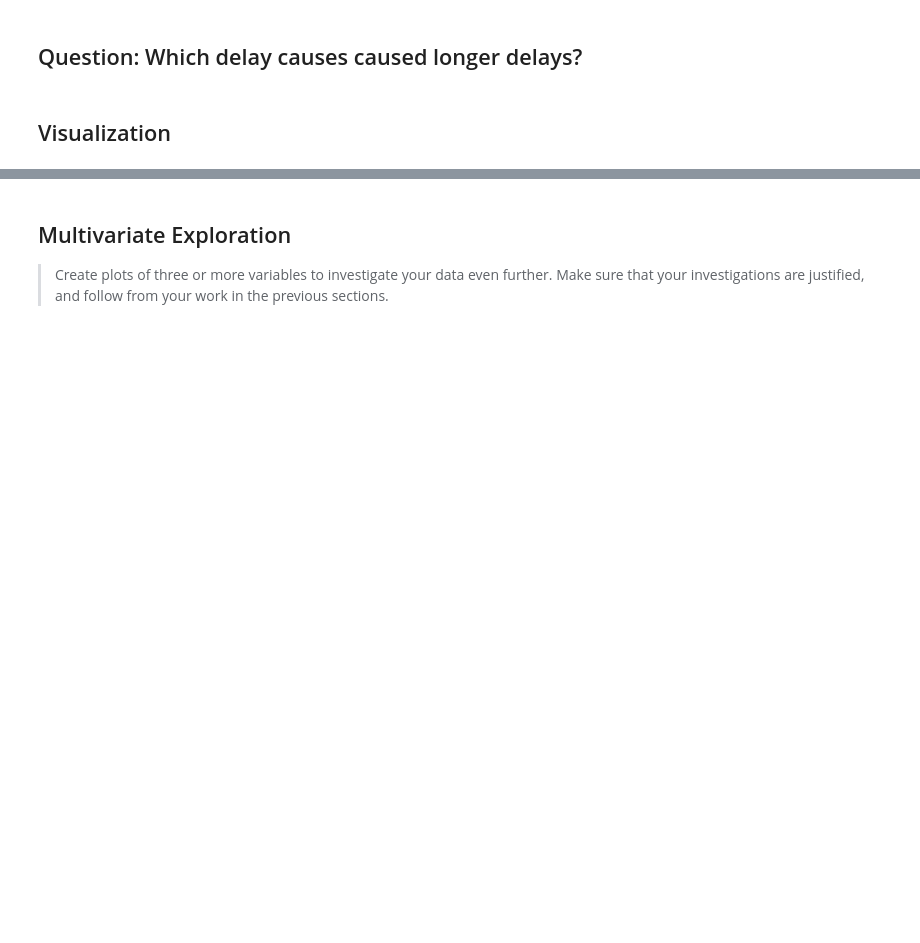
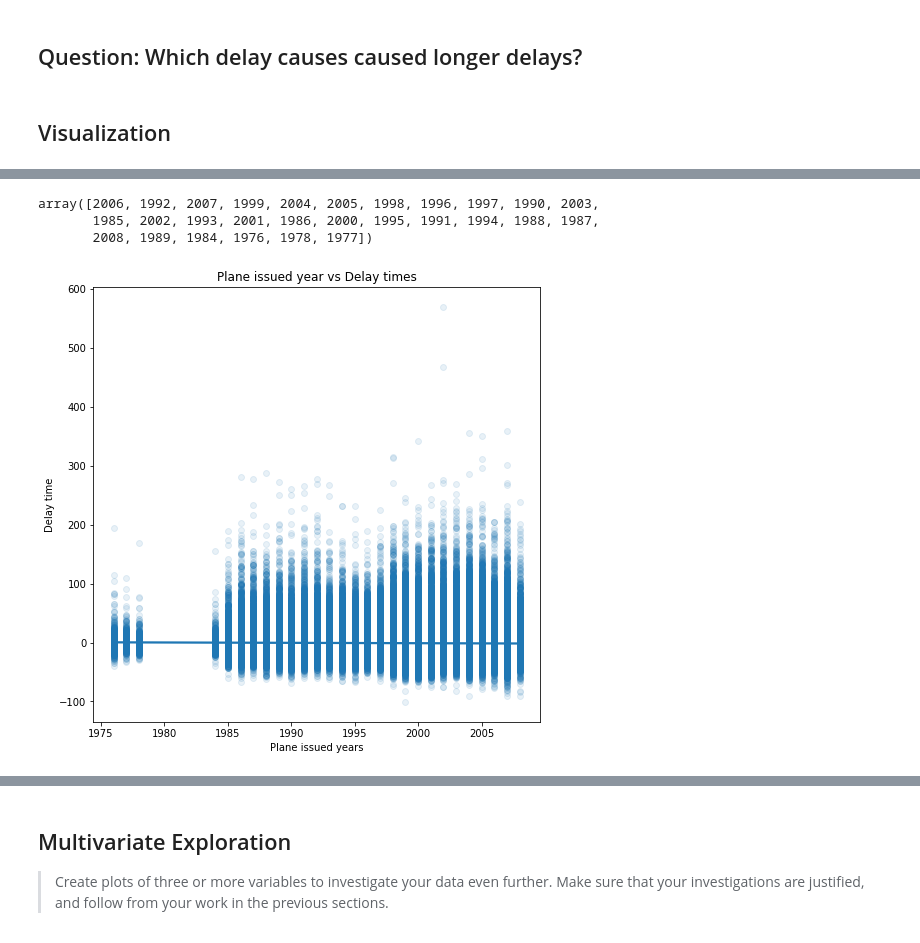
Before and after one commit to ssarrayya/alx-udacity_data-visualization, a Jupyter notebook: Part_I_exploration_template.ipynb, the cells around one changed output, grey strips where cells are left out. Saved outputs shown, nothing was run; the diff lists cells and outputs as text; code cells hidden in the pictures; blank space fills up the shorter version.

```diff
--- a/Part_I_exploration_template.ipynb
+++ b/Part_I_exploration_template.ipynb
@@ -551,0 +618,6 @@ for _ in variables:
+# %%
+# removing records where issue date is none
+plane_and_dets = plane_and_dets[(plane_and_dets['issue_date'] != 'None') & (plane_and_dets['issue_date'] != '')]
+# %%
+# making issue date datetime
+plane_and_dets['issue_date'] = pd.to_datetime(plane_and_dets['issue_date'])
@@ -551,0 +634,23 @@ for _ in variables:
+# %%
+# extracting year from issue date column
+plane_and_dets['year'] = plane_and_dets['issue_date'].dt.year
+# %%
+# checking throught
+plane_and_dets['year'].unique()
+# %% [output]
+array([2006, 1992, 2007, 1999, 2004, 2005, 1998, 1996, 1997, 1990, 2003,
+       1985, 2002, 1993, 2001, 1986, 2000, 1995, 1991, 1994, 1988, 1987,
+       2008, 1989, 1984, 1976, 1978, 1977])
+# %%
+# Converting year to categorical variable to ensure order
+ordered_years = pd.api.types.CategoricalDtype(categories=plane_and_dets['year'].unique(), ordered=True)
+plane_and_dets['year'] = plane_and_dets['year'].astype(ordered_years)
+# %%
+# plotting the data
+plt.figure(figsize=[8, 8])
+sb.regplot(plane_and_dets['year'], plane_and_dets['delay_time'], scatter_kws={'alpha':1/10}, ci=None);
+plt.title('Plane issued year vs Delay times')
+plt.xlabel('Plane issued years')
+plt.ylabel('Delay time');
+# %% [output]
+[figure, added]
```
Also changed, not shown: parts of 32 cells of this notebook.
